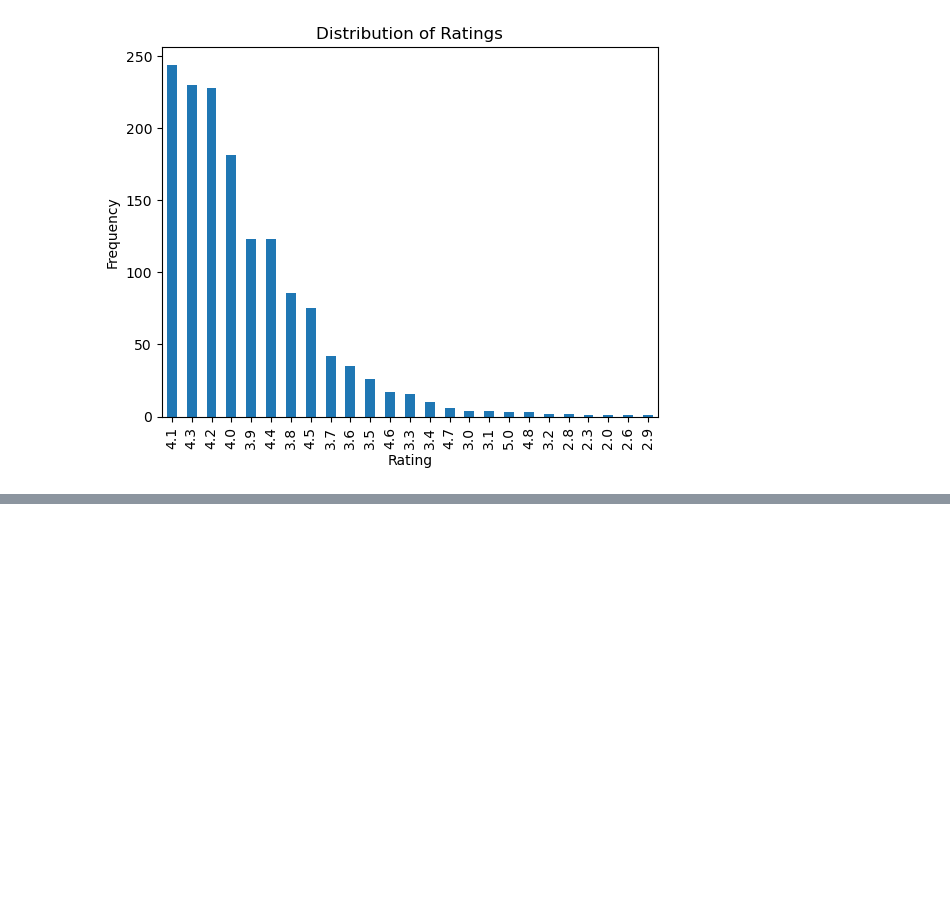
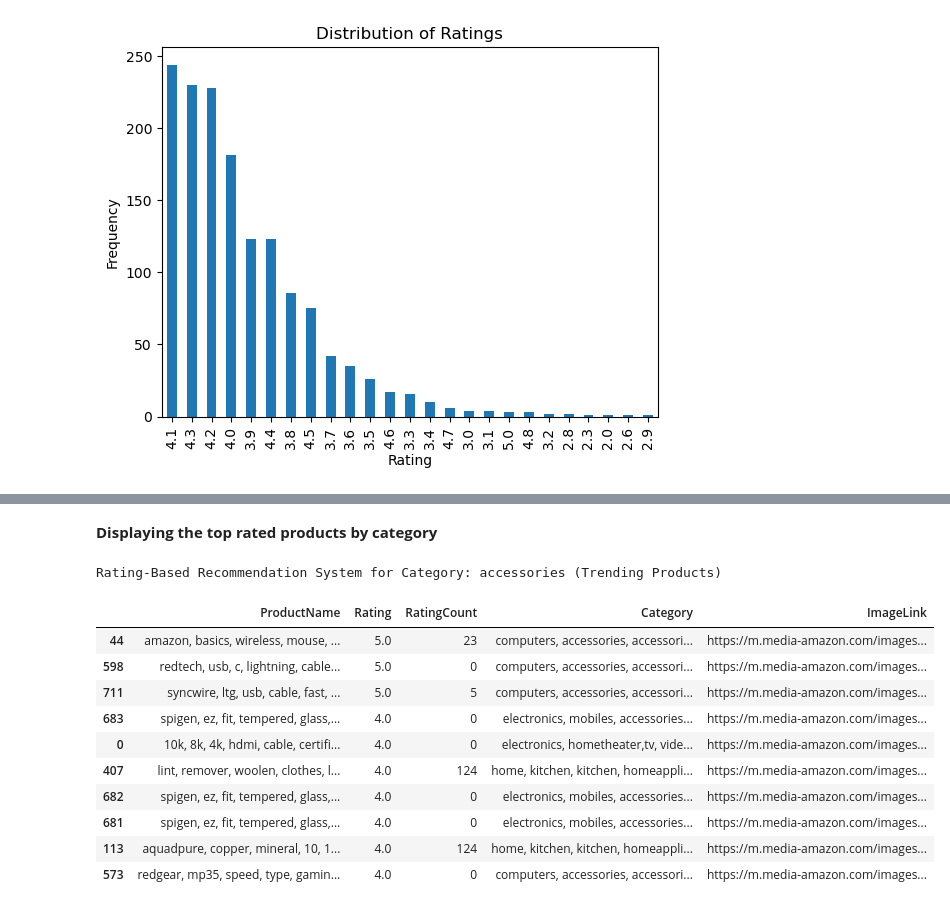
Before and after one commit to kavindunilusha/Personalized_Ecommerce_Recommendation_System, a Jupyter notebook: Ecommerce_Recommendation.ipynb, the cells around one changed output, grey strips where cells are left out. Drawn from its saved outputs; the diff is of its cells as text; code cells hidden in the pictures; blank space fills up the shorter version.

```diff
--- a/Ecommerce_Recommendation.ipynb
+++ b/Ecommerce_Recommendation.ipynb
@@ -661,7 +661,7 @@ plt.show()
 [figure]
 # %%
 # Group by 'ProductName', 'RatingCount', 'Category', 'ImageLink' to calculate the average rating for each product
-average_ratings = df.groupby(['ProductName', 'RatingCount', 'Category', 'ImageLink'])['Rating'].mean().reset_index()
+average_ratings = df_preprocessed.groupby(['ProductName', 'RatingCount', 'Category', 'ImageLink'])['Rating'].mean().reset_index()
 
 # Sort products by average rating in descending order
 top_rated_items = average_ratings.sort_values(by='Rating', ascending=False)
@@ -696,3 +696,45 @@ rating_base_recommendation
 | 782 | melbon, 2000, watt, room, heater,... | 9 | home, kitchen, heating,cooling, a... | https://m.media-amazon.com/images... | 4.0 |
 | 596 | ikea, polypropylene, plastic, sol... | 0 | home, kitchen, kitchen, homeappli... | https://m.media-amazon.com/images... | 4.0 |
 | 1048 | redgear, mp35, speed, type, gamin... | 0 | computers, accessories, accessori... | https://m.media-amazon.com/images... | 4.0 |
+# %% [markdown]
+**Displaying the top rated products by category**
+# %%
+# Function to filter by category and recommend top-rated products
+def get_top_rated_by_category(df_preprocessed, category, top_n=10):
+    # Filter the data by the given category
+    filtered_data = df_preprocessed[df_preprocessed['Category'].str.contains(category, case=False, na=False)]
+
+    # Group by 'ProductName', 'RatingCount', 'Category', 'ImageLink' to calculate the average rating
+    average_ratings = filtered_data.groupby(['ProductName', 'RatingCount', 'Category', 'ImageLink'])['Rating'].mean().reset_index()
+
+    # Sort products by average rating in descending order
+    top_rated_items = average_ratings.sort_values(by='Rating', ascending=False)
+
+    # Select the top N highest-rated products (default is top 10)
+    rating_base_recommendation = top_rated_items.head(top_n)
+
+    # Convert 'Rating' and 'RatingCount' columns to integers for cleaner presentation
+    rating_base_recommendation.loc[:, 'Rating'] = rating_base_recommendation['Rating'].astype(int)
+    rating_base_recommendation.loc[:, 'RatingCount'] = rating_base_recommendation['RatingCount'].astype(int)
+
+    print(f"Rating-Based Recommendation System for Category: {category} (Trending Products)")
+    return rating_base_recommendation[['ProductName', 'Rating', 'RatingCount', 'Category', 'ImageLink']]
+
+# Example usage: Get top 10 rated products in "accessories"
+category = "accessories"
+top_rated_by_category = get_top_rated_by_category(df_preprocessed, category, top_n=10)
+
+top_rated_by_category
+# %% [output]
+Rating-Based Recommendation System for Category: accessories (Trending Products)
+|  | ProductName | Rating | RatingCount | Category | ImageLink |
+| 44 | amazon, basics, wireless, mouse, ... | 5.0 | 23 | computers, accessories, accessori... | https://m.media-amazon.com/images... |
+| 598 | redtech, usb, c, lightning, cable... | 5.0 | 0 | computers, accessories, accessori... | https://m.media-amazon.com/images... |
+| 711 | syncwire, ltg, usb, cable, fast, ... | 5.0 | 5 | computers, accessories, accessori... | https://m.media-amazon.com/images... |
+| 683 | spigen, ez, fit, tempered, glass,... | 4.0 | 0 | electronics, mobiles, accessories... | https://m.media-amazon.com/images... |
+| 0 | 10k, 8k, 4k, hdmi, cable, certifi... | 4.0 | 0 | electronics, hometheater,tv, vide... | https://m.media-amazon.com/images... |
+| 407 | lint, remover, woolen, clothes, l... | 4.0 | 124 | home, kitchen, kitchen, homeappli... | https://m.media-amazon.com/images... |
+| 682 | spigen, ez, fit, tempered, glass,... | 4.0 | 0 | electronics, mobiles, accessories... | https://m.media-amazon.com/images... |
+| 681 | spigen, ez, fit, tempered, glass,... | 4.0 | 0 | electronics, mobiles, accessories... | https://m.media-amazon.com/images... |
+| 113 | aquadpure, copper, mineral, 10, 1... | 4.0 | 124 | home, kitchen, kitchen, homeappli... | https://m.media-amazon.com/images... |
+| 573 | redgear, mp35, speed, type, gamin... | 4.0 | 0 | computers, accessories, accessori... | https://m.media-amazon.com/images... |
```
Also changed, not shown: parts of 2 cells of this notebook.
